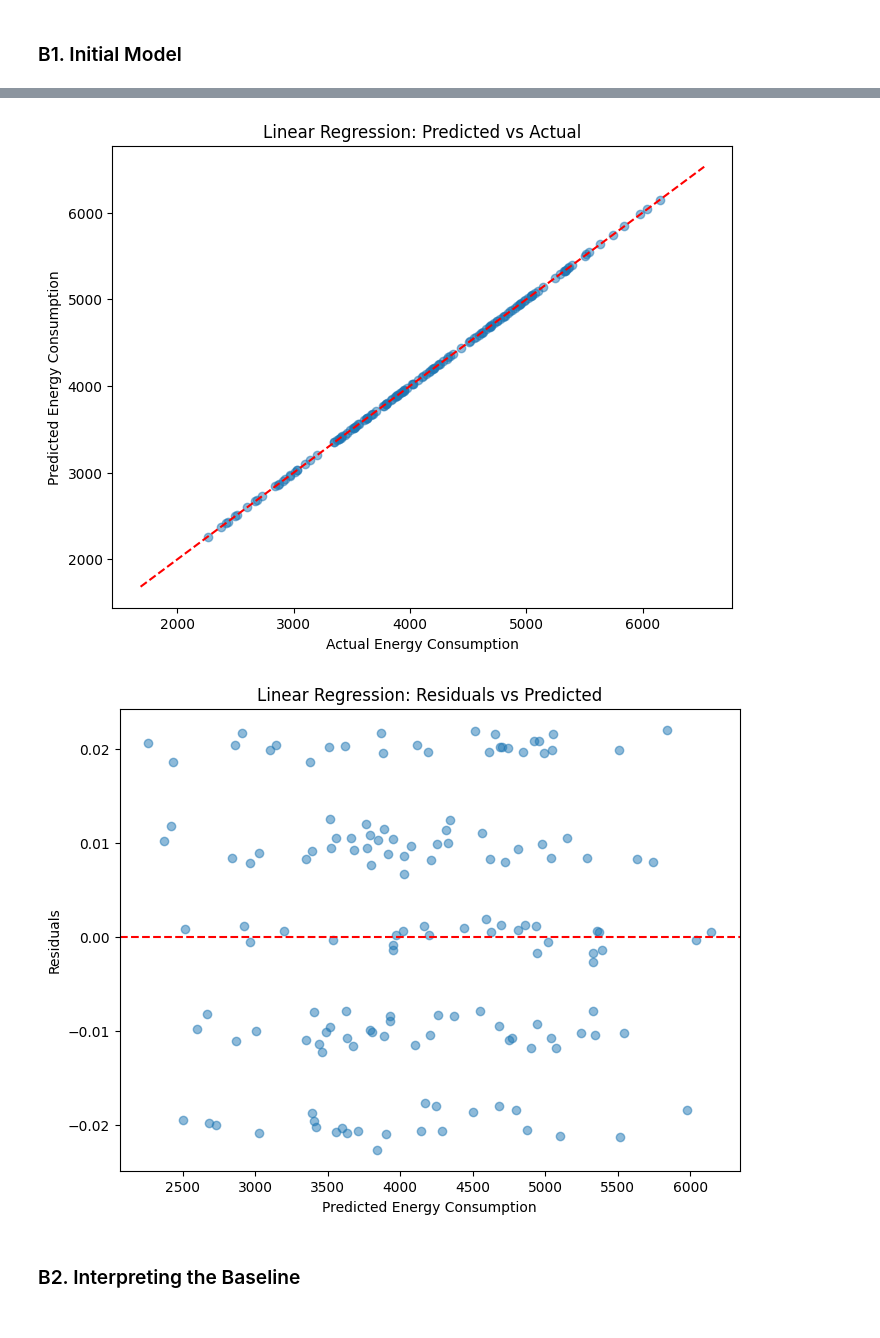
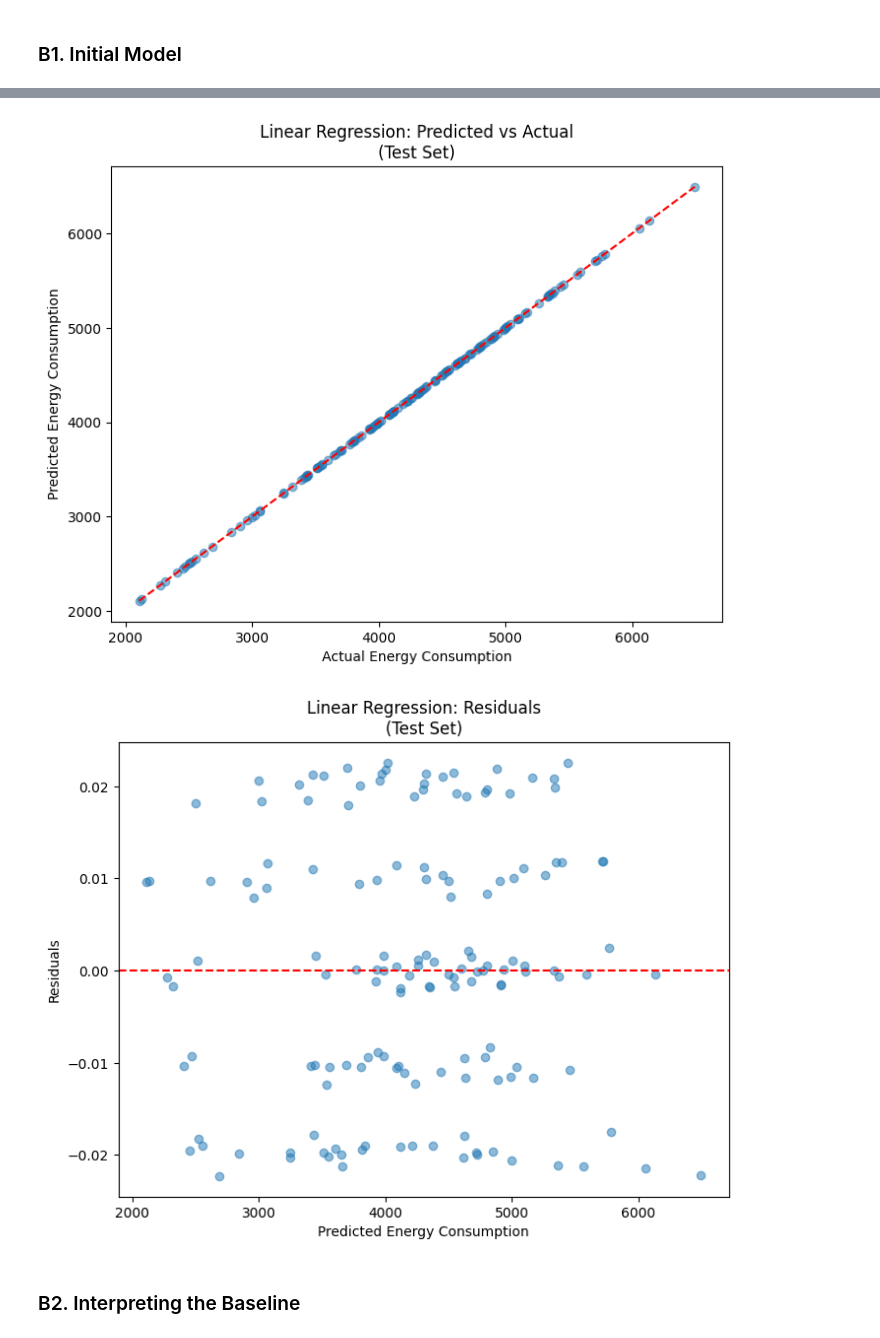
Before and after one commit to Irseora/Data-Science, a Jupyter notebook: Week_9_10.ipynb, the cells around one changed output, grey strips where cells are left out. Drawn from its saved outputs; the diff is of its cells as text; code cells hidden in the pictures.

```diff
--- a/Week_9_10.ipynb
+++ b/Week_9_10.ipynb
@@ -137,21 +138,21 @@ Write 1–2 sentences: Why is regression the correct supervised learning setting
 from sklearn.linear_model import LinearRegression
 from sklearn.metrics import mean_squared_error, mean_absolute_error, r2_score
 
-model = LinearRegression()
-model.fit(X_train, y_train)
+lin_reg_model = LinearRegression()
+lin_reg_model.fit(X_train, y_train)
 
-linear_regression_results = {
-    "intercept": model.intercept_,
-    "coefficients": model.coef_,
-    "train_mse": mean_squared_error(y_train, model.predict(X_train)),
-    "val_mse": mean_squared_error(y_val, model.predict(X_val)),
-    "val_rmse": np.sqrt(mean_squared_error(y_val, model.predict(X_val))),
-    "val_mae": mean_absolute_error(y_val, model.predict(X_val)),
-    "val_r2": r2_score(y_val, model.predict(X_val))
+lin_reg_results = {
+    "intercept": lin_reg_model.intercept_,
+    "coefficients": lin_reg_model.coef_,
+    "train_mse": mean_squared_error(y_train, lin_reg_model.predict(X_train)),
+    "val_mse": mean_squared_error(y_val, lin_reg_model.predict(X_val)),
+    "val_rmse": np.sqrt(mean_squared_error(y_val, lin_reg_model.predict(X_val))),
+    "val_mae": mean_absolute_error(y_val, lin_reg_model.predict(X_val)),
+    "val_r2": r2_score(y_val, lin_reg_model.predict(X_val))
 }
 
 print("---------- Linear Regression Results ----------")
-for metric, value in linear_regression_results.items():
+for metric, value in lin_reg_results.items():
     print(f"{metric}: {value}")
 # %% [output]
 ---------- Linear Regression Results ----------
@@ -165,24 +166,33 @@ val_mae: 0.011735886597519615
 val_r2: 0.999999999754069
 # %%
+y_pred_test = lin_reg_model.predict(X_test)
+
 plt.figure(figsize=(8, 6))
-plt.scatter(y_val, model.predict(X_val), alpha=0.5)
-plt.plot([y.min(), y.max()], [y.min(), y.max()], 'r--')
+plt.scatter(y_test, y_pred_test, alpha=0.5)
+
+# Reference line for perfect predictions
+min_val = min(y_test.min(), y_pred_test.min())
+max_val = max(y_test.max(), y_pred_test.max())
+plt.plot([min_val, max_val], [min_val, max_val], 'r--')
+
 plt.xlabel("Actual Energy Consumption")
 plt.ylabel("Predicted Energy Consumption")
-plt.title("Linear Regression: Predicted vs Actual")
+plt.title("Linear Regression: Predicted vs Actual\n(Test Set)")
 plt.show()
 # %% [output]
-[figure, old version]
+[figure, new version]
 # %%
-residuals = y_val - model.predict(X_val)
+residuals = y_test - y_pred_test
+
 plt.figure(figsize=(8, 6))
-plt.scatter(model.predict(X_val), residuals, alpha=0.5)
+plt.scatter(y_pred_test, residuals, alpha=0.5)
 plt.axhline(0, color='r', linestyle='--')
+
 plt.xlabel("Predicted Energy Consumption")
 plt.ylabel("Residuals")
-plt.title("Linear Regression: Residuals vs Predicted")
+plt.title("Linear Regression: Residuals\n(Test Set)")
 plt.show()
 # %% [output]
-[figure, old version]
+[figure, new version]
 # %% [markdown]
 ### B2. Interpreting the Baseline
```
Also changed, not shown: parts of 24 cells of this notebook.
